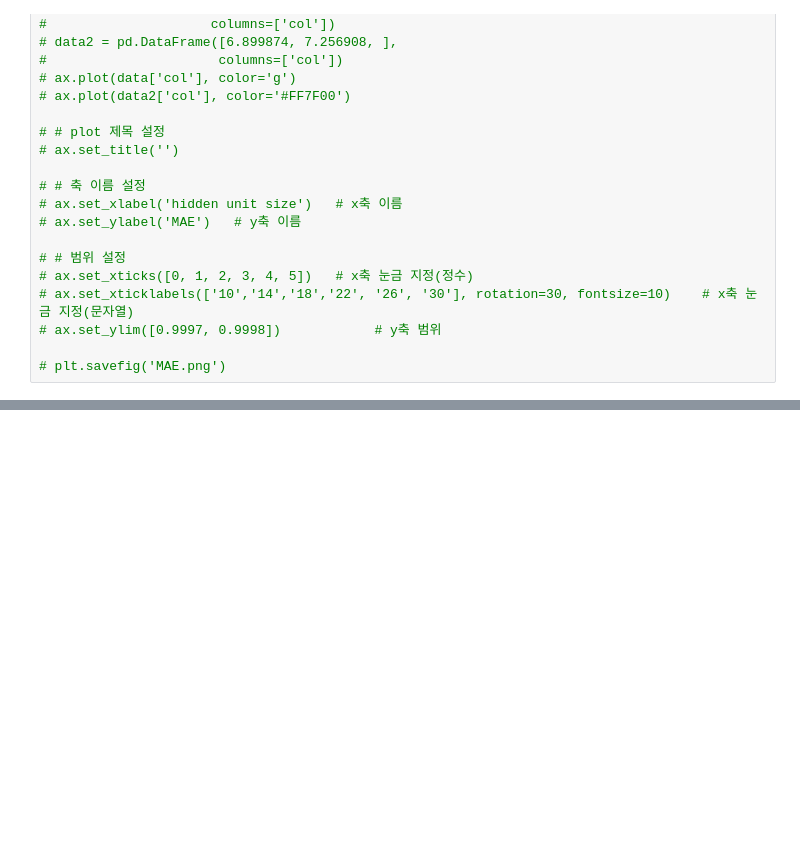
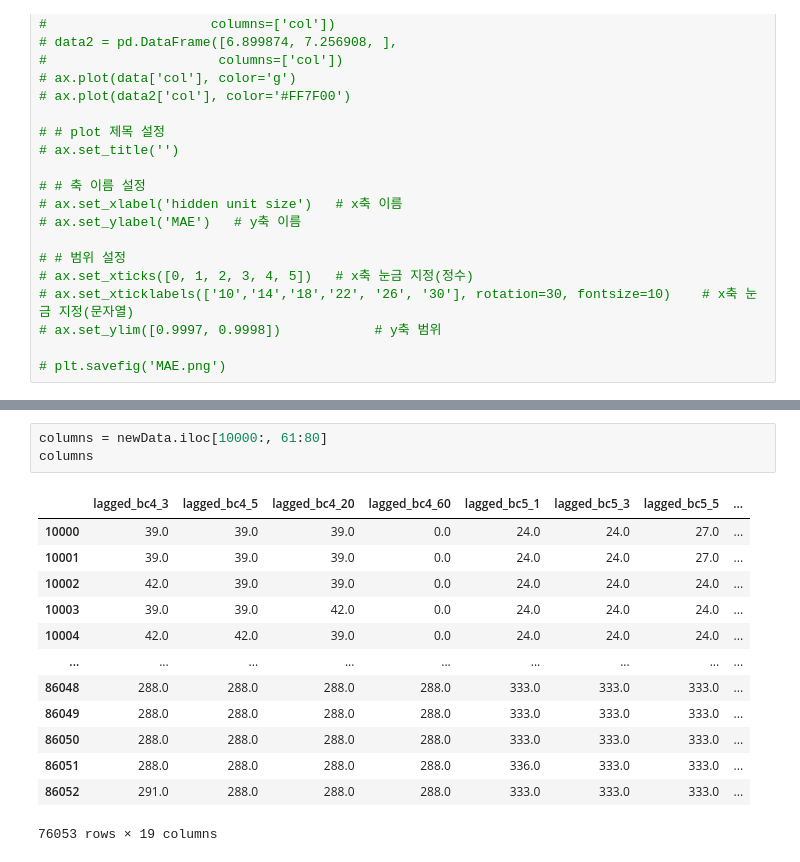
Before and after one commit to Liberatedwinner/rncTrainLSTM, a Jupyter notebook: code/Untitled.ipynb, the cells around one changed output, grey strips where cells are left out. Saved outputs shown, nothing was run; the diff lists cells and outputs as text; blank space fills up the shorter version.

```diff
--- a/code/Untitled.ipynb
+++ b/code/Untitled.ipynb
@@ -298,0 +573,17 @@ plt.show()
+# %%
+columns = newData.iloc[10000:, 61:80]
+columns
+# %% [output]
+|  | lagged_bc4_3 | lagged_bc4_5 | lagged_bc4_20 | lagged_bc4_60 | lagged_bc5_1 | lagged_bc5_3 | lagged_bc5_5 | ... |
+| 10000 | 39.0 | 39.0 | 39.0 | 0.0 | 24.0 | 24.0 | 27.0 | ... |
+| 10001 | 39.0 | 39.0 | 39.0 | 0.0 | 24.0 | 24.0 | 27.0 | ... |
+| 10002 | 42.0 | 39.0 | 39.0 | 0.0 | 24.0 | 24.0 | 24.0 | ... |
+| 10003 | 39.0 | 39.0 | 42.0 | 0.0 | 24.0 | 24.0 | 24.0 | ... |
+| 10004 | 42.0 | 42.0 | 39.0 | 0.0 | 24.0 | 24.0 | 24.0 | ... |
+| ... | ... | ... | ... | ... | ... | ... | ... | ... |
+| 86048 | 288.0 | 288.0 | 288.0 | 288.0 | 333.0 | 333.0 | 333.0 | ... |
+| 86049 | 288.0 | 288.0 | 288.0 | 288.0 | 333.0 | 333.0 | 333.0 | ... |
+| 86050 | 288.0 | 288.0 | 288.0 | 288.0 | 333.0 | 333.0 | 333.0 | ... |
+| 86051 | 288.0 | 288.0 | 288.0 | 288.0 | 336.0 | 333.0 | 333.0 | ... |
+| 86052 | 291.0 | 288.0 | 288.0 | 288.0 | 333.0 | 333.0 | 333.0 | ... |
+76053 rows × 19 columns
```
Also changed, not shown: parts of 4 cells of this notebook, 1 other file.
